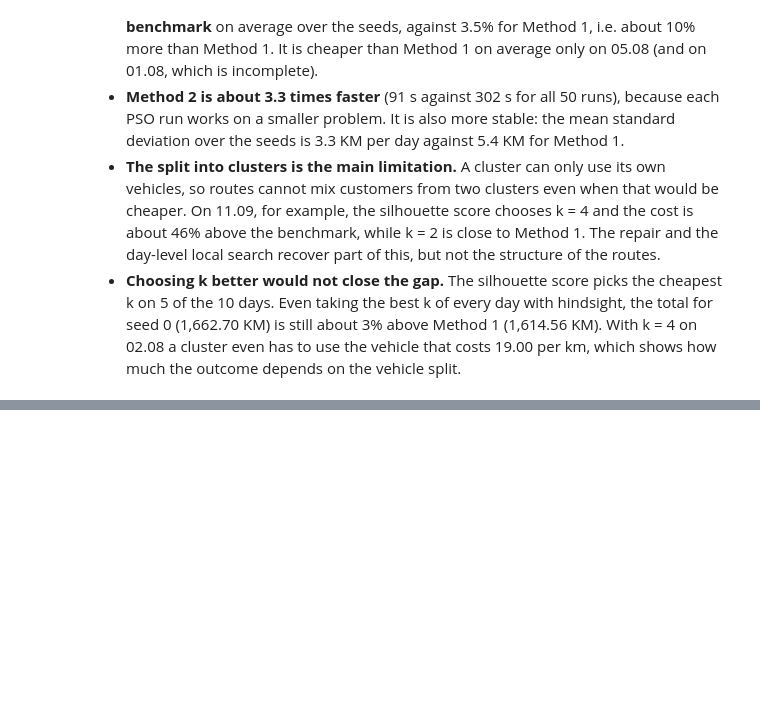
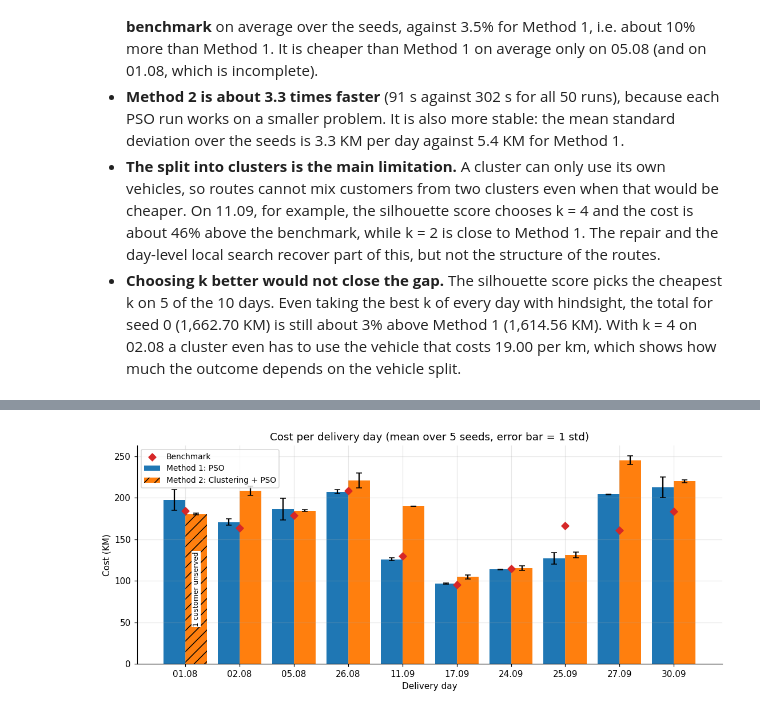
Before and after one commit to Anjar425/vrp-pso-clustering, a Jupyter notebook: notebooks/VRP.ipynb, the cells around one changed output, grey strips where cells are left out. Cells and saved outputs as stored; diff of their text form; code cells hidden in the pictures; blank space fills up the shorter version.

```diff
--- a/notebooks/VRP.ipynb
+++ b/notebooks/VRP.ipynb
@@ -2369,0 +2435,22 @@ Unassigned customers per k: {2: 1, 3: 0, 4: 0}
+# %%
+def day_stats(summary):
+    g = summary.groupby("ROUTE_ID")
+    return g["COST"].mean(), g["COST"].std(), g["UNASSIGNED"].max()
+
+
+m1_mean, m1_std, _ = day_stats(m1["summary"])
+m2_mean, m2_std, m2_missing = day_stats(m2["summary"])
+per_day = pd.DataFrame({
+    "route": [ROUTE_LABEL[r] for r in ROUTE_IDS],
+    "benchmark": BENCH_COST[ROUTE_IDS].values,
+    "method1_mean": m1_mean[ROUTE_IDS].values,
+    "method1_std": m1_std[ROUTE_IDS].values,
+    "method2_mean": m2_mean[ROUTE_IDS].values,
+    "method2_std": m2_std[ROUTE_IDS].values,
+    "method2_complete": (m2_missing[ROUTE_IDS] == 0).values,
+})
+per_day["method1_gap_%"] = 100 * (per_day["method1_mean"] / per_day["benchmark"] - 1)
+per_day["method2_gap_%"] = 100 * (per_day["method2_mean"] / per_day["benchmark"] - 1)
+per_day["method2_vs_method1_%"] = 100 * (per_day["method2_mean"] / per_day["method1_mean"] - 1)
+per_day.to_csv(RESULTS_DIR / "comparison" / "per_day.csv", index=False)
+per_day.round(2)
@@ -2369,0 +2523,21 @@ Unassigned customers per k: {2: 1, 3: 0, 4: 0}
+# %%
+x = np.arange(len(ROUTE_IDS))
+fig, ax = plt.subplots(figsize=(12, 4.5))
+ax.bar(x - 0.2, per_day["method1_mean"], 0.4, yerr=per_day["method1_std"], capsize=3, color=C1, label="Method 1: PSO")
+bars = ax.bar(x + 0.2, per_day["method2_mean"], 0.4, yerr=per_day["method2_std"], capsize=3, color=C2,
+              label="Method 2: Clustering + PSO")
+for i, complete in enumerate(per_day["method2_complete"]):
+    if not complete:
+        bars[i].set_hatch("//")
+        ax.text(x[i] + 0.2, per_day["method2_mean"][i] / 2, "1 customer unserved", rotation=90,
+                ha="center", va="center", fontsize=8, bbox={"facecolor": "white", "edgecolor": "none", "pad": 1})
+ax.scatter(x, per_day["benchmark"], marker="D", color=CB, zorder=3, label="Benchmark")
+ax.set_xticks(x, labels)
+ax.set_xlabel("Delivery day")
+ax.set_ylabel("Cost (KM)")
+ax.set_title("Cost per delivery day (mean over 5 seeds, error bar = 1 std)")
+ax.legend(loc="upper left", fontsize=9)
+save_figure(fig, "comparison_cost_per_day")
+plt.show()
+# %% [output]
+[figure, added]
```
Also changed, not shown: parts of 19 cells of this notebook, 11 other files.
